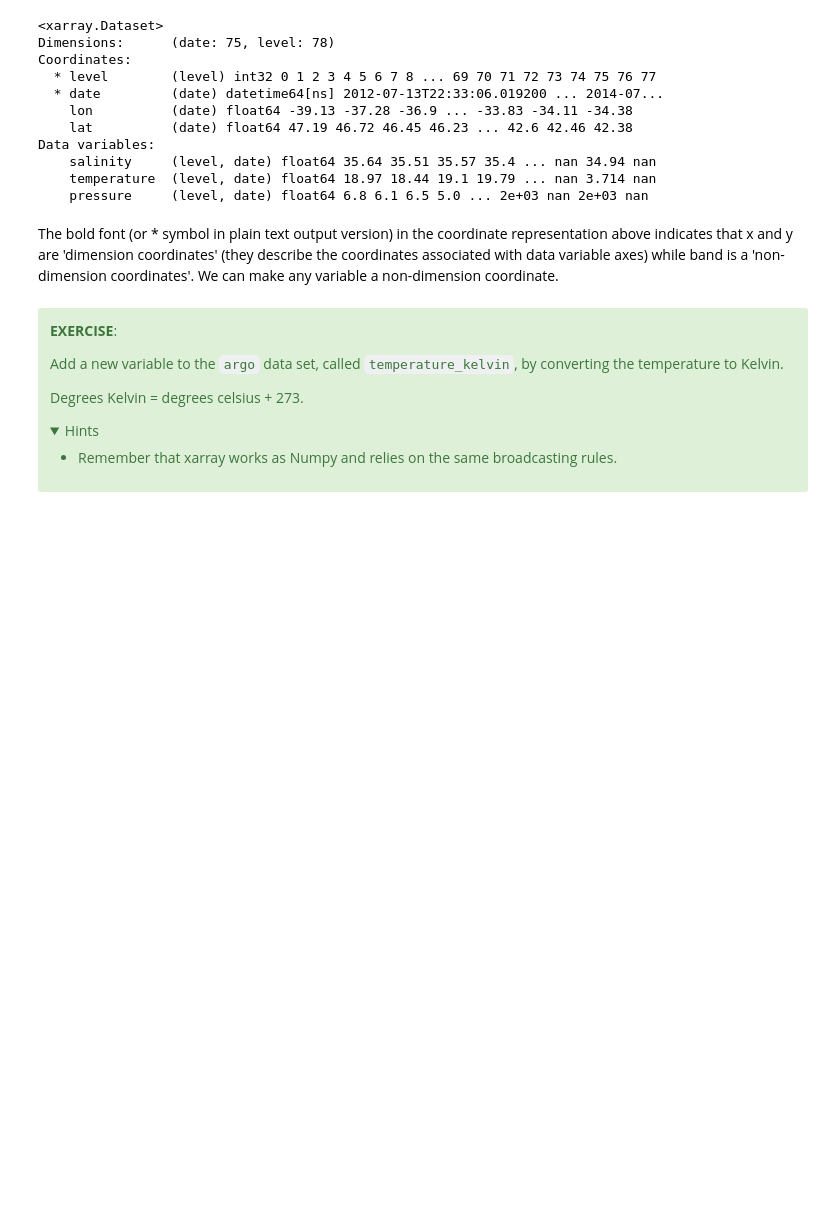
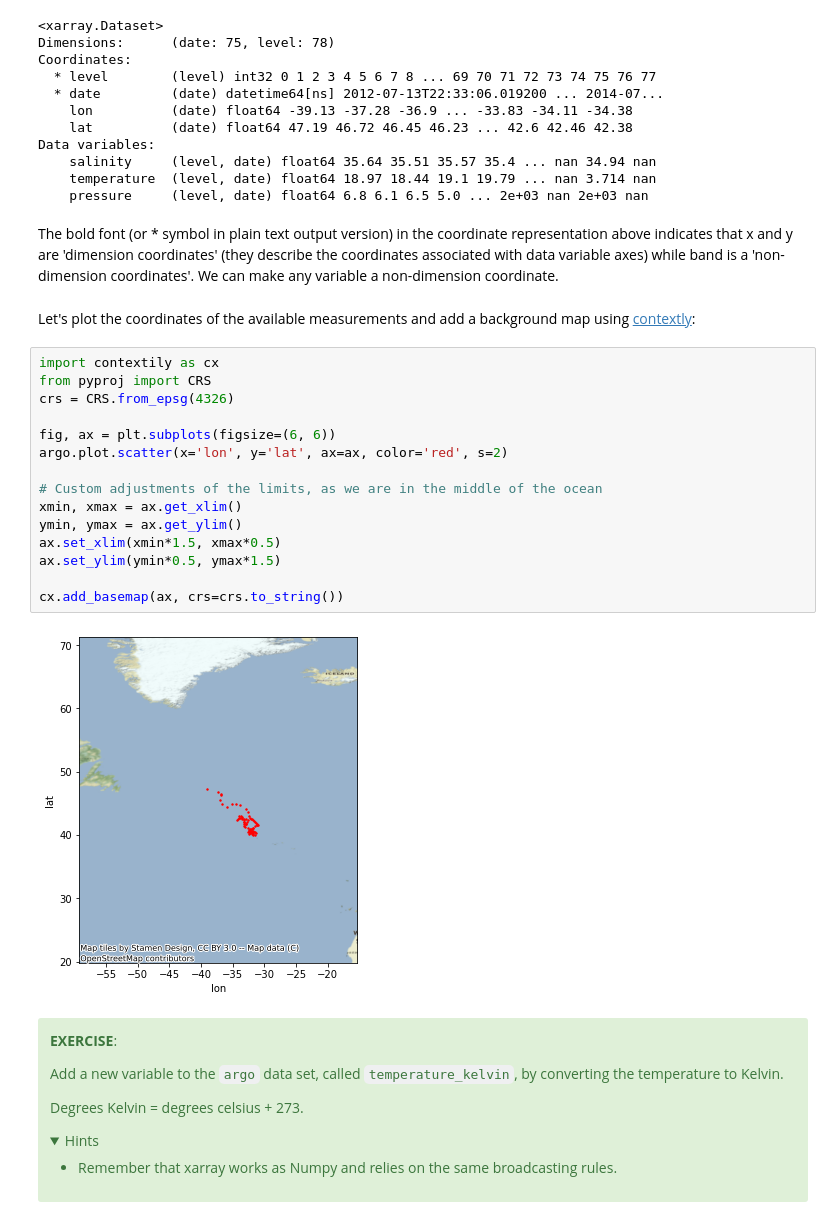
Before and after one commit to jorisvandenbossche/DS-python-geospatial, a Jupyter notebook: _solved/13-xarray.ipynb, the cells around one changed output. Saved outputs shown, nothing was run; the diff lists cells and outputs as text; folded sections open; blank space fills up the shorter version.

Commit message:
Add contextly map on argo data

```diff
--- a/_solved/13-xarray.ipynb
+++ b/_solved/13-xarray.ipynb
@@ -528,6 +528,25 @@ Data variables:
     pressure     (level, date) float64 6.8 6.1 6.5 5.0 ... 2e+03 nan 2e+03 nan
 # %% [markdown]
 The bold font (or * symbol in plain text output version) in the coordinate representation above indicates that x and y are 'dimension coordinates' (they describe the coordinates associated with data variable axes) while band is a 'non-dimension coordinates'. We can make any variable a non-dimension coordinate.
+# %% [markdown]
+Let's plot the coordinates of the available measurements and add a background map using [contextly](https://contextily.readthedocs.io/en/latest/index.html):
+# %%
+import contextily as cx
+from pyproj import CRS
+crs = CRS.from_epsg(4326)
+
+fig, ax = plt.subplots(figsize=(6, 6))
+argo.plot.scatter(x='lon', y='lat', ax=ax, color='red', s=2)
+
+# Custom adjustments of the limits, as we are in the middle of the ocean
+xmin, xmax = ax.get_xlim()
+ymin, ymax = ax.get_ylim()
+ax.set_xlim(xmin*1.5, xmax*0.5)
+ax.set_ylim(ymin*0.5, ymax*1.5)
+
+cx.add_basemap(ax, crs=crs.to_string())
+# %% [output]
+[figure, added]
 # %% [markdown]
 <div class="alert alert-success">
 
```
